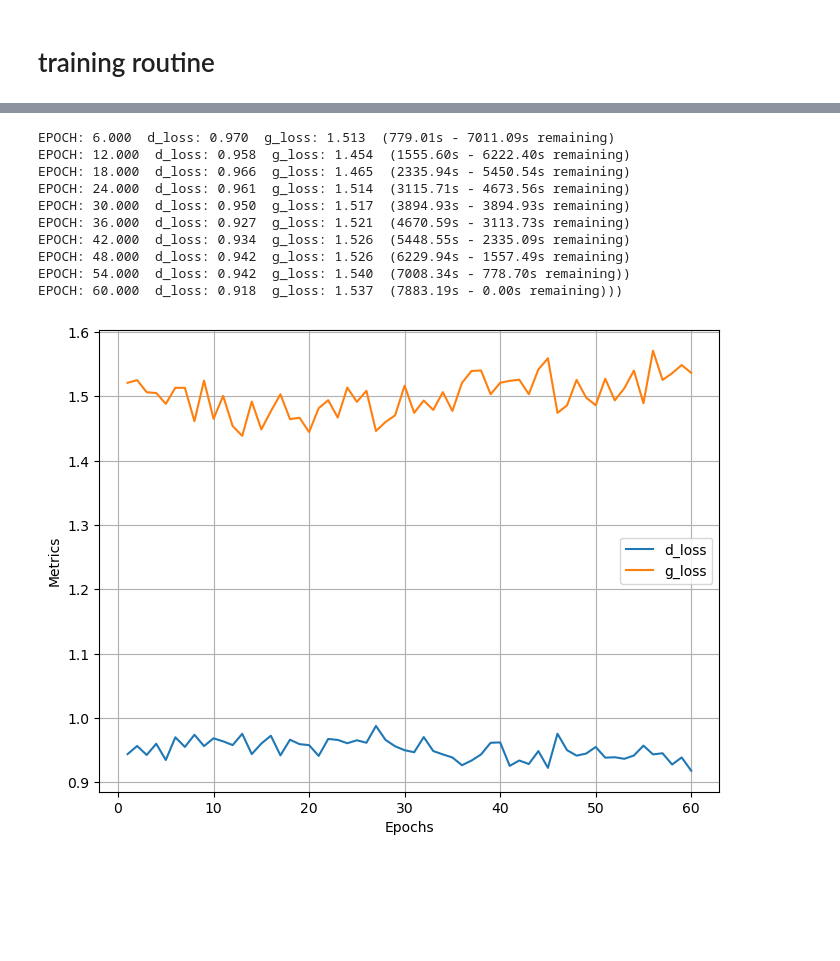
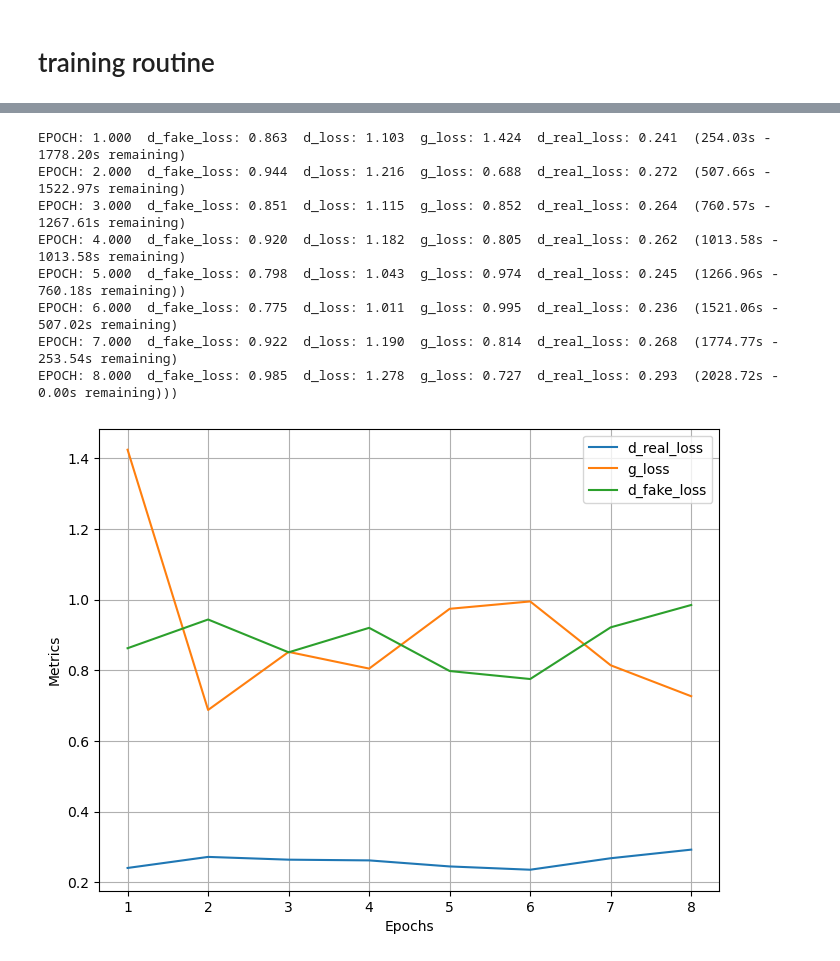
Before and after one commit to ZheRao/COCO-GAN, a Jupyter notebook: generator_GAN.ipynb, the cells around one changed output, grey strips where cells are left out. Cells and saved outputs as stored; diff of their text form; code cells hidden in the pictures; blank space fills up the shorter version.

```diff
--- a/generator_GAN.ipynb
+++ b/generator_GAN.ipynb
@@ -244,10 +78,10 @@ def train_discriminator(discriminator, real_data, fake_data, loss_fn, optimizer)
     loss_real = loss_fn(pred_real, torch.ones((len(real_data),1)).to(device))
     pred_fake = discriminator(fake_data)
     loss_fake = loss_fn(pred_fake, torch.zeros((len(fake_data),1)).to(device))
-    loss_real.backward()
-    loss_fake.backward()
+    loss = loss_real * 2.5 + loss_fake
+    loss.backward()
     optimizer.step()
-    return loss_real + loss_fake
+    return loss_real, loss_fake
 # %%
 def train_generator(discriminator, fake_data, loss_fn, optimizer):
     optimizer.zero_grad()
@@ -297,0 +131,3 @@ EPOCH: 15.000  d_loss: 0.488  g_loss: 3.327  (1983.10s - 0.00s remaining)))
+# %%
+d_optimizer = torch.optim.AdamW(discriminator.parameters(),lr=2e-4)
+g_optimizer = torch.optim.AdamW(generator.parameters(),lr=8e-4)
@@ -337,6 +170,6 @@ EPOCH: 30.000  d_loss: 0.804  g_loss: 2.135  (3918.13s - 0.00s remaining)))
 # %%
-d_optimizer = torch.optim.AdamW(discriminator.parameters(),lr=5e-5)
-g_optimizer = torch.optim.AdamW(generator.parameters(),lr=1e-4)
+d_optimizer = torch.optim.AdamW(discriminator.parameters(),lr=2e-4)
+g_optimizer = torch.optim.AdamW(generator.parameters(),lr=6e-4)
 # %%
 N = len(train_dataloader)
 noise_dim = 2048
@@ -384,47 +206,36 @@ EPOCH: 60.000  d_loss: 0.968  g_loss: 1.568  (7927.68s - 0.00s remaining)))
 # %%
-d_optimizer = torch.optim.AdamW(discriminator.parameters(),lr=2e-5)
-g_optimizer = torch.optim.AdamW(generator.parameters(),lr=5e-5)
+d_optimizer = torch.optim.AdamW(discriminator.parameters(),lr=1e-4)
+g_optimizer = torch.optim.AdamW(generator.parameters(),lr=6e-4)
 # %%
 N = len(train_dataloader)
 noise_dim = 2048
-best_g_loss = 0.8
-num_epochs = 60
-record = False
-count = 0
+num_epochs = 8
 log = Report(num_epochs)
 generator.to(device)
 discriminator.to(device)
 for epoch in range(num_epochs):
     for i, images in enumerate(train_dataloader):
         real_data = images.to(device)
-        fake_data = generator(noise_generator(device,batch_size,noise_dim).view(batch_size,noise_dim,1,1)).to(device)
+        fake_data = generator(noise_generator(device,batch_size,noise_dim)).to(device)
         fake_data = fake_data.detach()
-        d_loss = train_discriminator(discriminator,real_data,fake_data,
+        d_real, d_fake = train_discriminator(discriminator,real_data,fake_data,
                                      loss_fn,d_optimizer)
-        fake_data = generator(noise_generator(device,batch_size,noise_dim).view(batch_size,noise_dim,1,1)).to(device)
+        fake_data = generator(noise_generator(device,batch_size,noise_dim)).to(device)
         g_loss = train_generator(discriminator,fake_data,loss_fn,g_optimizer)
-        log.record(epoch+(1+i)/N, d_loss=d_loss.item(), g_loss=g_loss.item(),
+        log.record(epoch+(1+i)/N, g_loss=g_loss.item(), d_loss = d_real.item() + d_fake.item(),
+                   d_real_loss=d_real.item(), d_fake_loss=d_fake.item(),
                    end = '\r')
-        count += 1
-        if count >= 100:
-            record = True
-        if record == True and g_loss <= best_g_loss:
-            torch.save(generator.state_dict(),model_name+"/generator_best_"+str(round(g_loss.item(),2))+".pth")
-            best_g_loss = g_loss
-    if (epoch + 1) % 6 == 0:
-        torch.save(generator.state_dict(),model_name+"/generator_epoch"+str(epoch+1)+".pth")
-        torch.save(discriminator.state_dict(),model_name+"/discriminator_epoch"+str(epoch+1)+".pth")
-        log.report_avgs(epoch+1)
-log.plot_epochs(['d_loss','g_loss'])
+    log.report_avgs(epoch+1)
+torch.save(generator.state_dict(),model_name+"/generator.pth")
+torch.save(discriminator.state_dict(),model_name+"/discriminator.pth")
+log.plot_epochs(['d_real_loss','g_loss','d_fake_loss'])
 # %% [output]
-EPOCH: 6.000  d_loss: 0.970  g_loss: 1.513  (779.01s - 7011.09s remaining)
-EPOCH: 12.000  d_loss: 0.958  g_loss: 1.454  (1555.60s - 6222.40s remaining)
-EPOCH: 18.000  d_loss: 0.966  g_loss: 1.465  (2335.94s - 5450.54s remaining)
-EPOCH: 24.000  d_loss: 0.961  g_loss: 1.514  (3115.71s - 4673.56s remaining)
-EPOCH: 30.000  d_loss: 0.950  g_loss: 1.517  (3894.93s - 3894.93s remaining)
-EPOCH: 36.000  d_loss: 0.927  g_loss: 1.521  (4670.59s - 3113.73s remaining)
-EPOCH: 42.000  d_loss: 0.934  g_loss: 1.526  (5448.55s - 2335.09s remaining)
-EPOCH: 48.000  d_loss: 0.942  g_loss: 1.526  (6229.94s - 1557.49s remaining)
-EPOCH: 54.000  d_loss: 0.942  g_loss: 1.540  (7008.34s - 778.70s remaining))
-EPOCH: 60.000  d_loss: 0.918  g_loss: 1.537  (7883.19s - 0.00s remaining)))
+EPOCH: 1.000  d_fake_loss: 0.863  d_loss: 1.103  g_loss: 1.424  d_real_loss: 0.241  (254.03s - 1778.20s remaining)
+EPOCH: 2.000  d_fake_loss: 0.944  d_loss: 1.216  g_loss: 0.688  d_real_loss: 0.272  (507.66s - 1522.97s remaining)
+EPOCH: 3.000  d_fake_loss: 0.851  d_loss: 1.115  g_loss: 0.852  d_real_loss: 0.264  (760.57s - 1267.61s remaining)
+EPOCH: 4.000  d_fake_loss: 0.920  d_loss: 1.182  g_loss: 0.805  d_real_loss: 0.262  (1013.58s - 1013.58s remaining)
+EPOCH: 5.000  d_fake_loss: 0.798  d_loss: 1.043  g_loss: 0.974  d_real_loss: 0.245  (1266.96s - 760.18s remaining))
+EPOCH: 6.000  d_fake_loss: 0.775  d_loss: 1.011  g_loss: 0.995  d_real_loss: 0.236  (1521.06s - 507.02s remaining)
+EPOCH: 7.000  d_fake_loss: 0.922  d_loss: 1.190  g_loss: 0.814  d_real_loss: 0.268  (1774.77s - 253.54s remaining)
+EPOCH: 8.000  d_fake_loss: 0.985  d_loss: 1.278  g_loss: 0.727  d_real_loss: 0.293  (2028.72s - 0.00s remaining)))
-[figure, old version]
+[figure, new version]
```
Also changed, not shown: parts of 27 cells of this notebook.
